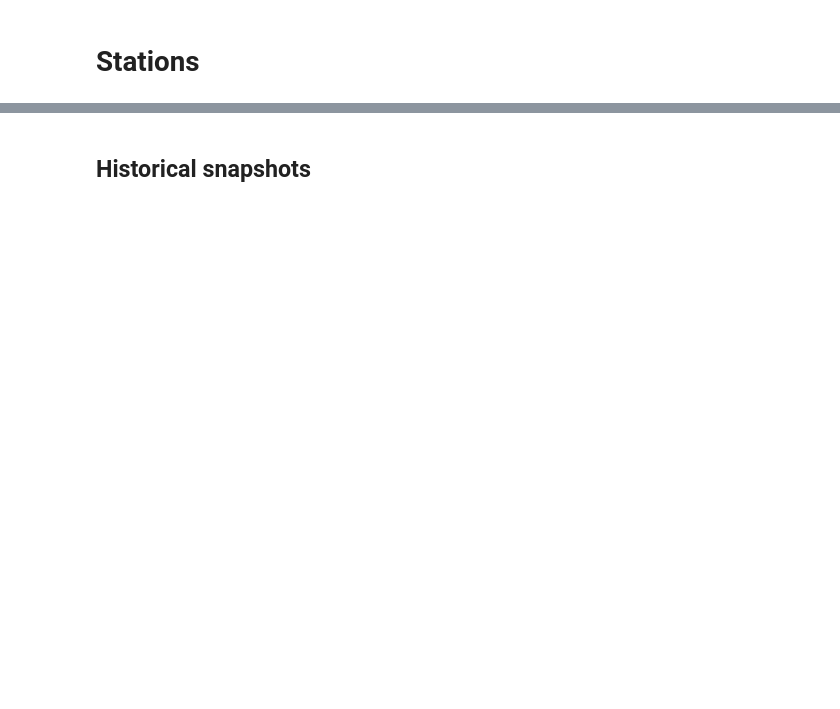
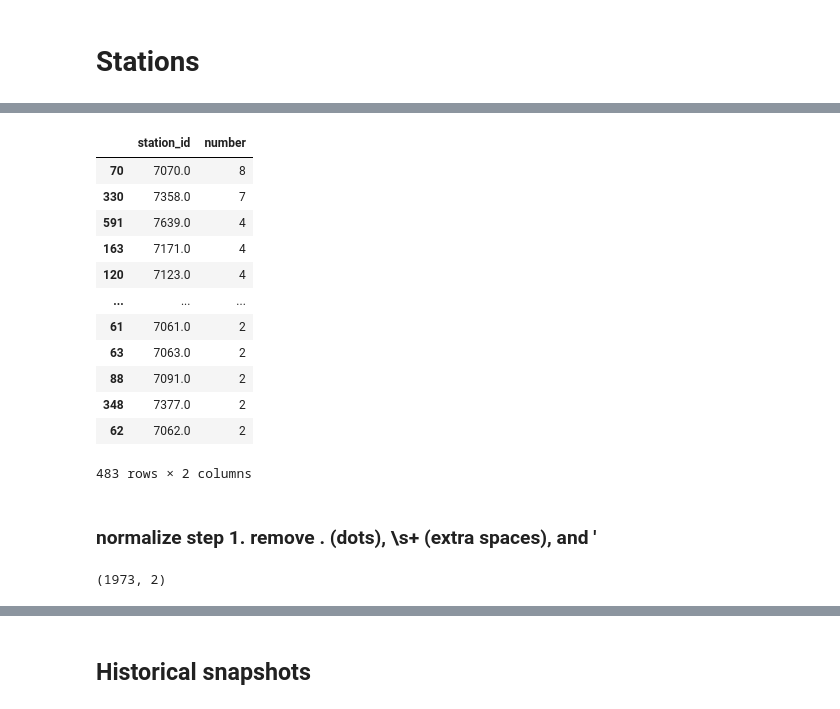
Before and after one commit to Neman-River/bikeshare_toronto, a Jupyter notebook: geodata.ipynb, the cells around one changed output, grey strips where cells are left out. Drawn from its saved outputs; the diff is of its cells as text; code cells hidden in the pictures; blank space fills up the shorter version.

```diff
--- a/geodata.ipynb
+++ b/geodata.ipynb
@@ -57,0 +89,13 @@ memory usage: 2.4 GB
+# %%
+def standardize_intersection(name):
+    if pd.isna(name):
+        return name
+
+    name = str(name).strip()
+
+    # if name contains /
+    if '/' in name:
+        # split by /, strip spaces, sort alfabeticaly, rejoin
+        parts = sorted([p.strip().replace(r"\s+", " ") for p in name.split('/')])
+        return ' / '.join(parts)
+    return name
@@ -57,0 +104,2 @@ memory usage: 2.4 GB
+# %%
+raw_stations['normalized_name'] = [standardize_intersection(name) for name in raw_stations['station_name']]
@@ -57,0 +114,25 @@ memory usage: 2.4 GB
+# %%
+raw_stations = raw_stations[['station_id', 'normalized_name']].drop_duplicates()
+# %%
+(raw_stations
+    .dropna(how='all')
+    .groupby('station_id')
+    .size()
+    .reset_index(name='number')
+    .sort_values('number', ascending=False)
+    .query('number>1')
+    )
+# %% [output]
+|  | station_id | number |
+| 70 | 7070.0 | 8 |
+| 330 | 7358.0 | 7 |
+| 591 | 7639.0 | 4 |
+| 163 | 7171.0 | 4 |
+| 120 | 7123.0 | 4 |
+| ... | ... | ... |
+| 61 | 7061.0 | 2 |
+| 63 | 7063.0 | 2 |
+| 88 | 7091.0 | 2 |
+| 348 | 7377.0 | 2 |
+| 62 | 7062.0 | 2 |
+483 rows × 2 columns
@@ -57,0 +141,2 @@ memory usage: 2.4 GB
+# %% [markdown]
+### normalize step 1. remove . (dots), \s+ (extra spaces), and '
@@ -57,0 +145,8 @@ memory usage: 2.4 GB
+# %%
+(raw_stations[['station_id', 'normalized_name']]
+    .dropna(how='all') #(2675, 2)
+    .drop_duplicates() #(1987, 2)
+    .shape
+    )
+# %% [output]
+(1973, 2)
```
Also changed, not shown: parts of 47 cells of this notebook.
